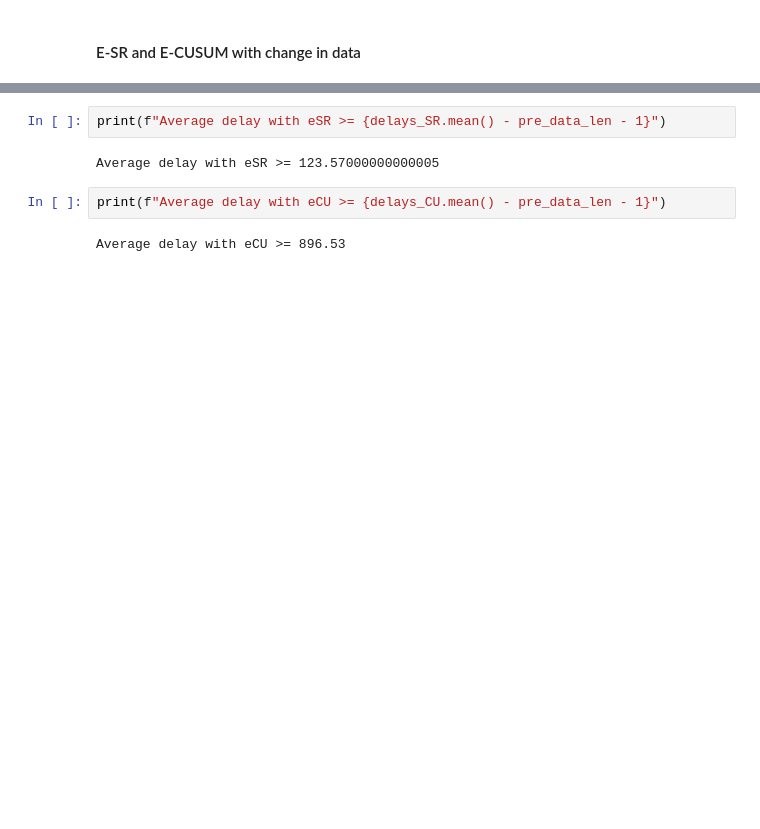
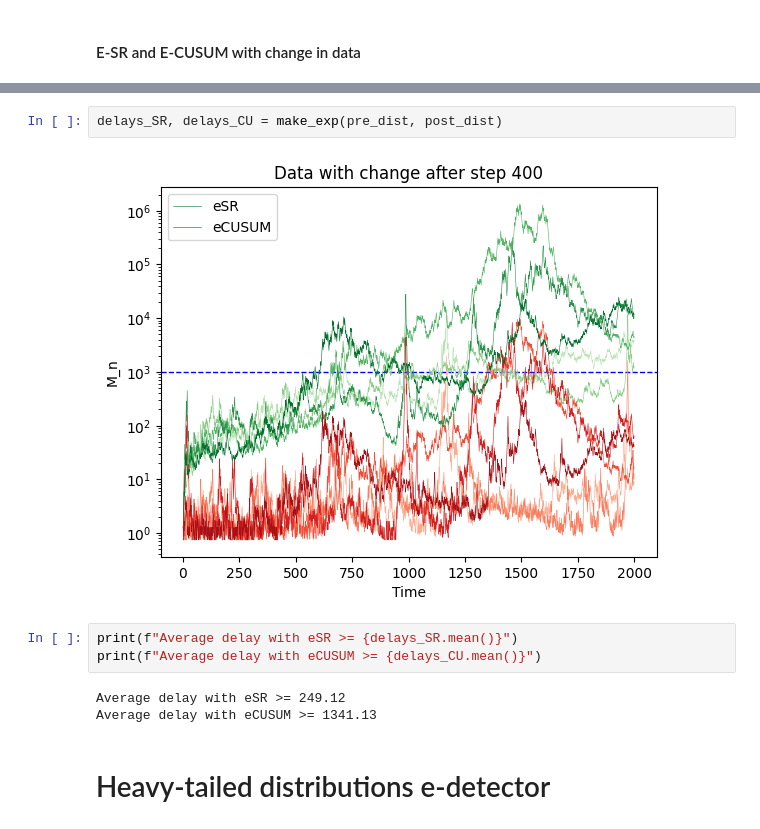
Before and after one commit to dmitriishurakov/E-detectors-in-changepoint-detection, a Jupyter notebook: E-detectors.ipynb, the cells around one changed output, grey strips where cells are left out. Drawn from its saved outputs; the diff is of its cells as text; blank space fills up the shorter version.

```diff
--- a/E-detectors.ipynb
+++ b/E-detectors.ipynb
@@ -456,8 +220,12 @@ plt.show()
-# %%
-print(f"Average delay with eSR >= {delays_SR.mean() - pre_data_len - 1}")
-# %% [output]
-Average delay with eSR >= 123.57000000000005
-# %%
-print(f"Average delay with eCU >= {delays_CU.mean() - pre_data_len - 1}")
-# %% [output]
-Average delay with eCU >= 896.53
+# %%
+delays_SR, delays_CU = make_exp(pre_dist, post_dist)
+# %% [output]
+[figure, added]
+# %%
+print(f"Average delay with eSR >= {delays_SR.mean()}")
+print(f"Average delay with eCUSUM >= {delays_CU.mean()}")
+# %% [output]
+Average delay with eSR >= 249.12
+Average delay with eCUSUM >= 1341.13
+# %% [markdown]
+# Heavy-tailed distributions e-detector
```
Also changed, not shown: parts of 59 cells of this notebook.
